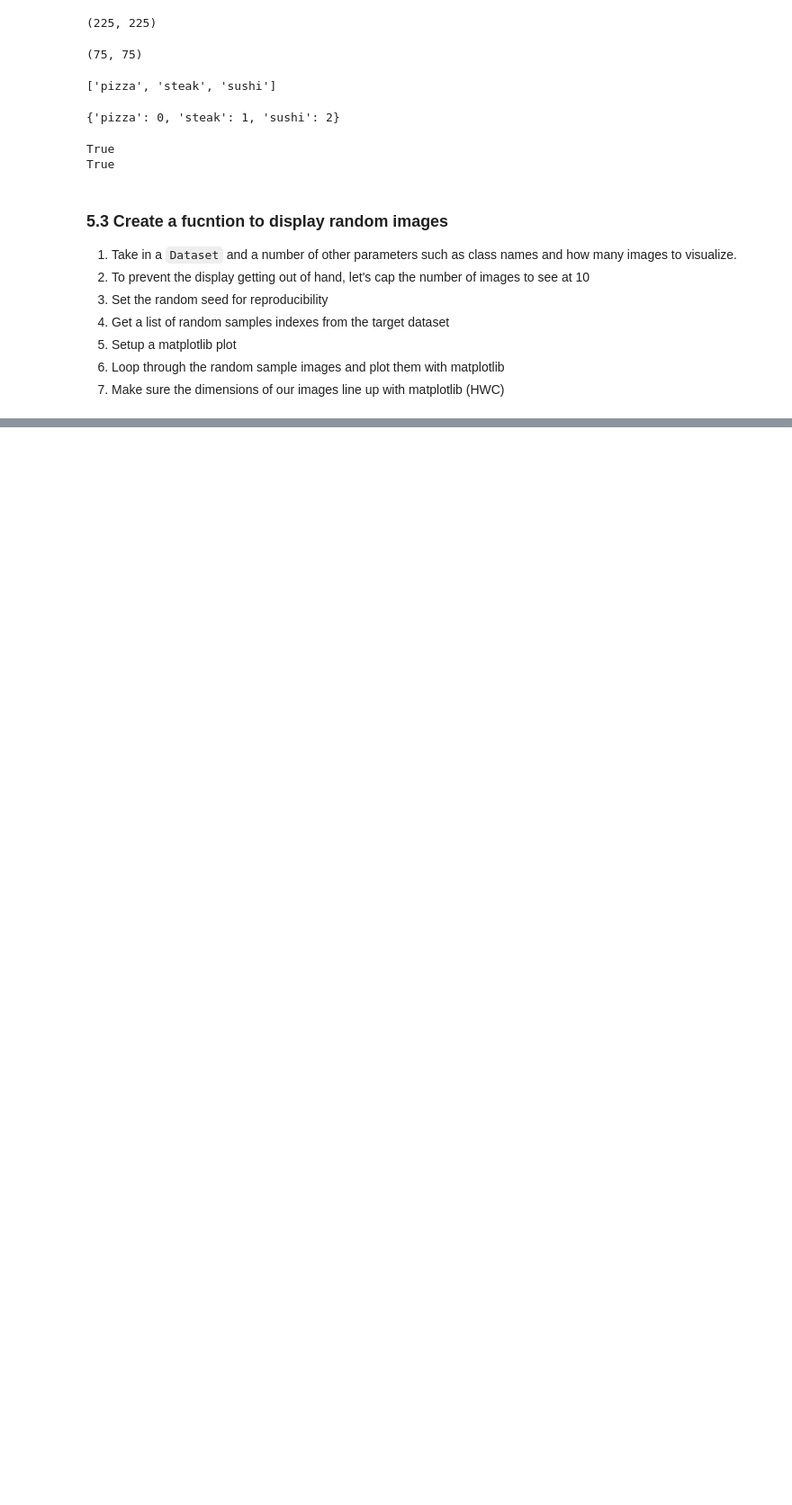
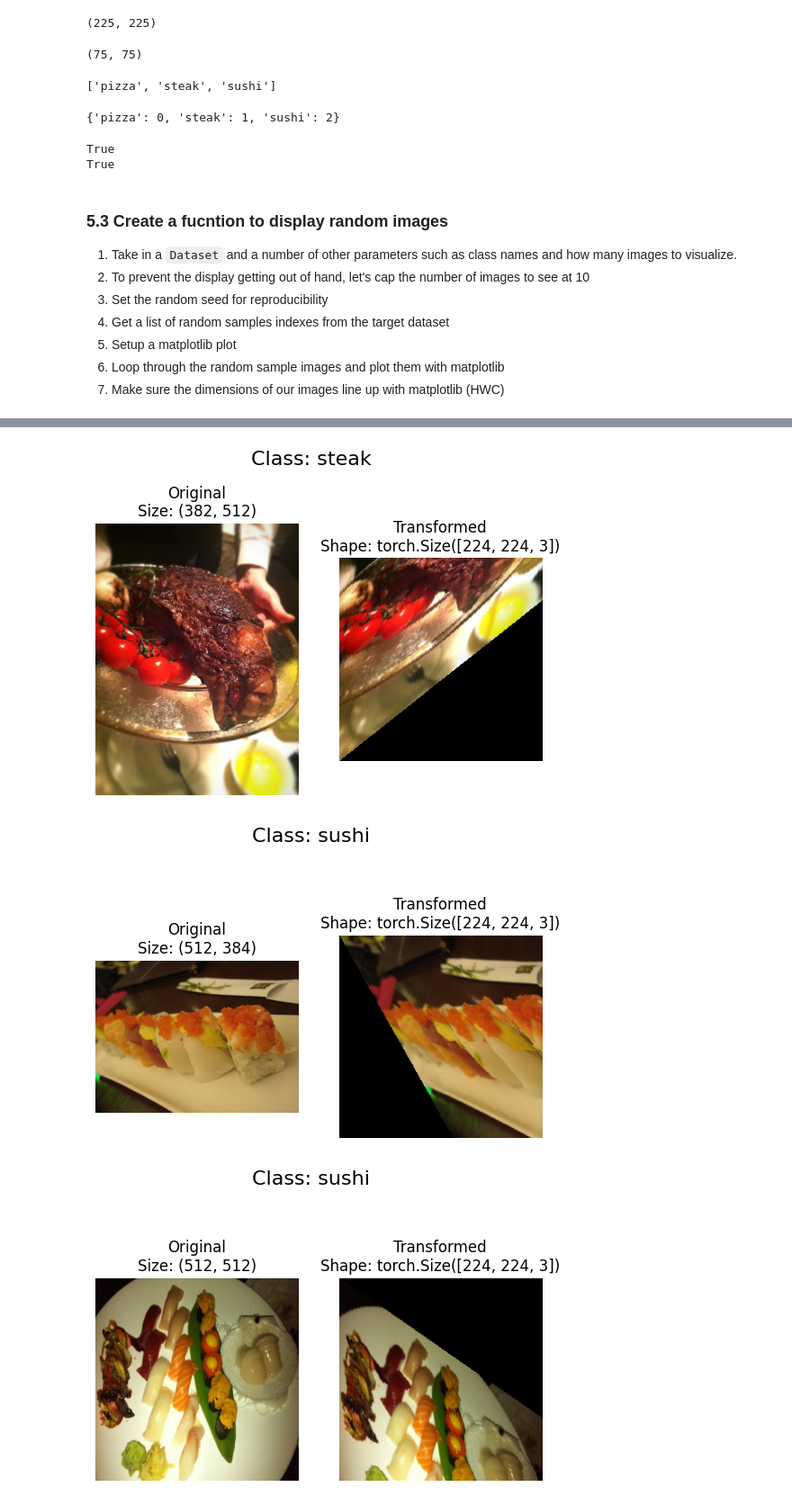
Before and after one commit to KavourEI/PyTorch_Exploration, a Jupyter notebook: 04_pytorch_custom_datasets.ipynb, the cells around one changed output, grey strips where cells are left out. Shown at 90% size. Cells and saved outputs as stored; diff of their text form; code cells hidden in the pictures; blank space fills up the shorter version.

Commit message:
State-of-the-art Data Augmentation

```diff
--- a/04_pytorch_custom_datasets.ipynb
+++ b/04_pytorch_custom_datasets.ipynb
@@ -619,0 +673,20 @@ For display purposes, n shouldn't be larger than 10, setting to 10 and removing
+# %%
+# Let's look at Trivial Augment - https://pytorch.org/vision/main/generated/torchvision.transforms.TrivialAugmentWide.html
+
+from torchvision import transforms
+
+train_transform = transforms.Compose([
+    transforms.Resize(size = (224,224)),
+    transforms.TrivialAugmentWide(num_magnitude_bins=31), #How intense the augmentation we want it to happen (An int from 0 to 31)
+    transforms.ToTensor()
+])
+
+test_transform = transforms.Compose([
+    transforms.Resize(size = (224,224)),
+    transforms.ToTensor()
+])
+# %%
+# Get all image paths
+
+image_path_list = list(image_path.glob("*/*/*.jpg"))
+image_path_list[:10]
@@ -619,0 +704,12 @@ For display purposes, n shouldn't be larger than 10, setting to 10 and removing
+# %%
+# Plot random transformed images
+plot_transformed_images(
+    image_paths = image_path_list,
+    transform = train_transform,
+    n=3,
+    seed = None
+)
+# %% [output]
+[figure, added]
+[figure, added]
+[figure, added]
```
Also changed, not shown: parts of 16 cells of this notebook.
